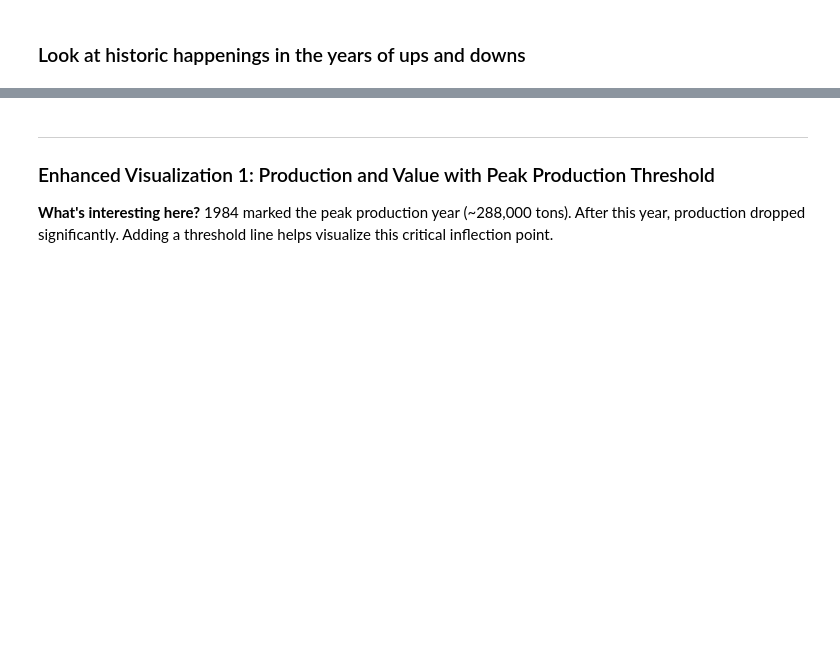
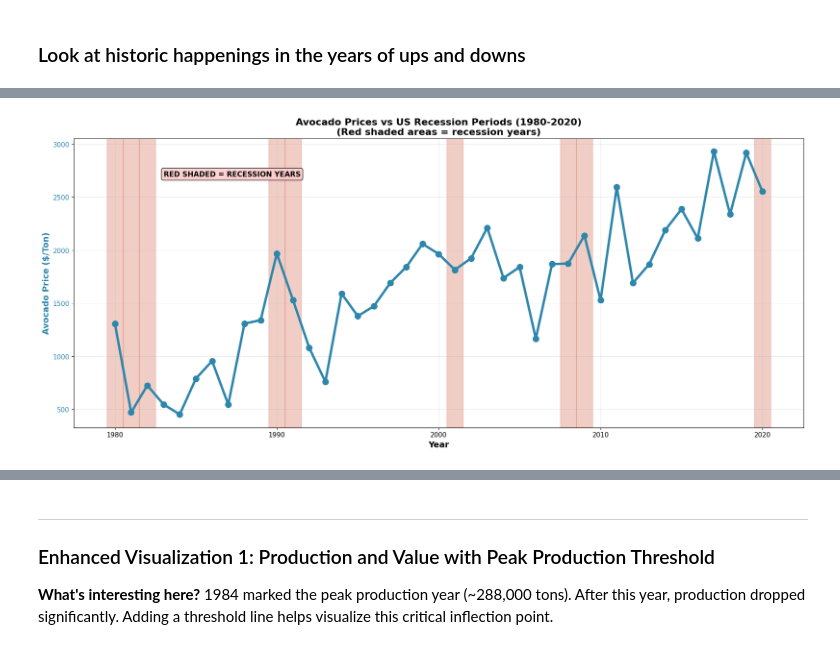
Before and after one commit to katrimik/avocado_vis, a Jupyter notebook: vis.ipynb, the cells around one changed output, grey strips where cells are left out. Saved outputs shown, nothing was run; the diff lists cells and outputs as text; code cells hidden in the pictures; blank space fills up the shorter version.

```diff
--- a/vis.ipynb
+++ b/vis.ipynb
@@ -304,0 +414,80 @@ ANOMALOUS YEARS FOUND:
+# %%
+# COMBINED VISUALIZATION: Avocado Prices + Recession Periods (1980-2020)
+
+# Get recession data for 1980-2020
+recession_for_plot = recession_filtered.groupby('Year')['USREC'].mean()
+
+# Get avocado prices for 1980-2020
+avocado_for_plot = yearly[(yearly['Year'] >= 1980) & (yearly['Year'] <= 2020)].sort_values('Year')
+
+# Create figure with price line + recession shading
+fig, ax = plt.subplots(figsize=(18, 8))
+
+# Plot 1: Avocado price line
+ax.plot(avocado_for_plot['Year'], avocado_for_plot['Price P/U'],
+        marker='o', linewidth=4, markersize=10, color='#2E86AB', label='Avocado Price ($/Ton)', zorder=3)
+
+# Plot 2: Recession periods as shaded vertical bands
+for year, recession_intensity in recession_for_plot.items():
+    if recession_intensity > 0.1:  # Year had at least 3 months of recession (more sensitive)
+        ax.axvspan(year - 0.5, year + 0.5, alpha=0.25, color='#C73E1D', zorder=1)
+
+# Styling
+ax.set_xlabel('Year', fontsize=14, fontweight='bold')
+ax.set_ylabel('Avocado Price ($/Ton)', fontsize=14, fontweight='bold', color='#2E86AB')
+ax.tick_params(axis='y', labelcolor='#2E86AB', labelsize=11)
+ax.tick_params(axis='x', labelsize=11)
+ax.set_title('Avocado Prices vs US Recession Periods (1980-2020)\n(Red shaded areas = recession years)',
+             fontsize=16, fontweight='bold')
+ax.grid(True, alpha=0.3, axis='both')
+
+# Add legend
+ax.text(1983, max(avocado_for_plot['Price P/U']) * 0.92, 'RED SHADED = RECESSION YEARS',
+        fontsize=12, fontweight='bold', bbox=dict(boxstyle='round', facecolor='#ffcccc', alpha=0.9))
+
+plt.tight_layout()
+plt.show()
+
+# ANALYSIS: Print correlation insights
+print("\n")
+print(" CORRELATION ANALYSIS: Do Avocado Prices and Recessions Coincide?")
+
+# Get years with major price changes and check if in recession
+price_changes = avocado_for_plot.copy()
+price_changes['Price_Change'] = price_changes['Price P/U'].diff()
+price_changes['Recession'] = price_changes['Year'].map(recession_for_plot).fillna(0)
+
+# Find years with largest price increases
+top_increases = price_changes.nlargest(3, 'Price_Change')[['Year', 'Price P/U', 'Price_Change', 'Recession']]
+print("\n YEARS WITH LARGEST PRICE INCREASES:")
+for idx, row in top_increases.iterrows():
+    recession_status = " IN RECESSION" if row['Recession'] > 0.5 else "✓ No recession"
+    print(f"   {int(row['Year'])}: ${row['Price_Change']:.2f} increase | Economic Status: {recession_status}")
+
+# Find years with largest price decreases
+top_decreases = price_changes.nsmallest(3, 'Price_Change')[['Year', 'Price P/U', 'Price_Change', 'Recession']]
+print("\n YEARS WITH LARGEST PRICE DECREASES:")
+for idx, row in top_decreases.iterrows():
+    recession_status = " IN RECESSION" if row['Recession'] > 0.5 else "✓ No recession"
+    print(f"   {int(row['Year'])}: ${row['Price_Change']:.2f} decrease | Economic Status: {recession_status}")
+
+# Calculate correlation statistics
+recession_years = recession_for_plot[recession_for_plot > 0.5].index.tolist()
+non_recession_years = recession_for_plot[recession_for_plot <= 0.5].index.tolist()
+
+avg_price_recession = avocado_for_plot[avocado_for_plot['Year'].isin(recession_years)]['Price P/U'].mean()
+avg_price_no_recession = avocado_for_plot[avocado_for_plot['Year'].isin(non_recession_years)]['Price P/U'].mean()
+
+print("\n PRICE COMPARISON:")
+print(f"   Average price DURING recession years: ${avg_price_recession:.2f}/ton")
+print(f"   Average price OUTSIDE recession years: ${avg_price_no_recession:.2f}/ton")
+print(f"   Difference: ${avg_price_no_recession - avg_price_recession:.2f}/ton")
+
+if avg_price_recession < avg_price_no_recession:
+    pct_diff = ((avg_price_no_recession - avg_price_recession) / avg_price_recession * 100)
+    print(f"   → Prices are {pct_diff:.1f}% LOWER during recessions")
+else:
+    pct_diff = ((avg_price_recession - avg_price_no_recession) / avg_price_no_recession * 100)
+    print(f"   → Prices are {pct_diff:.1f}% HIGHER during recessions")
+# %% [output]
+[figure, added]
```
Also changed, not shown: parts of 10 cells of this notebook, 1 other file.
